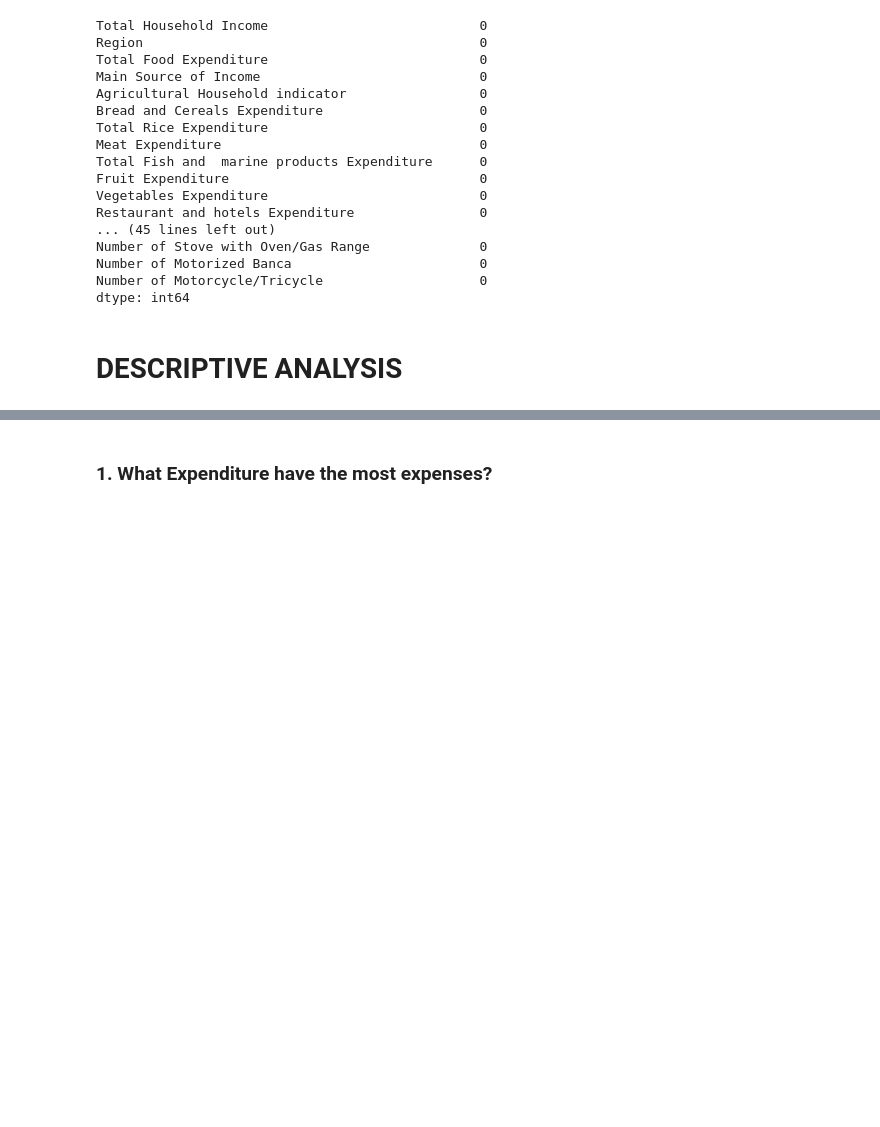
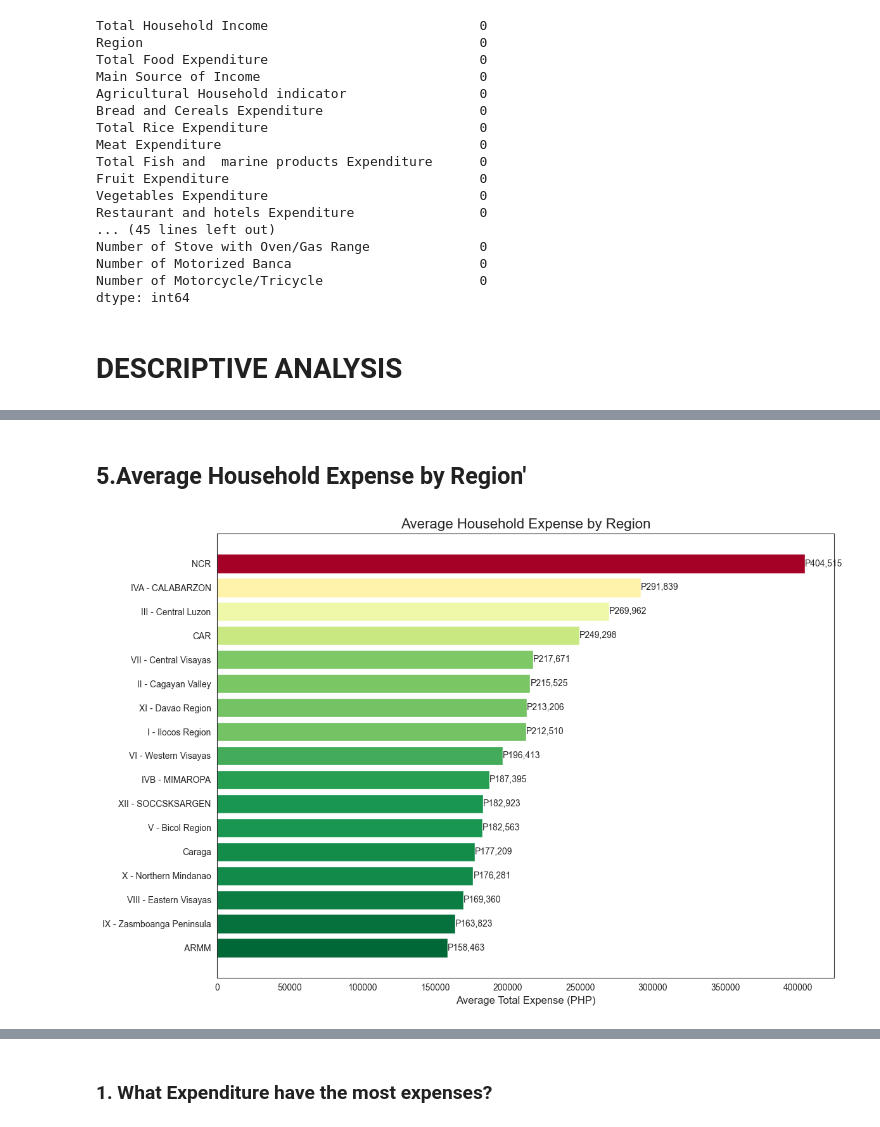
Before and after one commit to JonStephenNavallo/analyticsprojects, a Jupyter notebook: ProjectReport.ipynb, the cells around one changed output, grey strips where cells are left out. Saved outputs shown, nothing was run; the diff lists cells and outputs as text; code cells hidden in the pictures; blank space fills up the shorter version.

```diff
--- a/ProjectReport.ipynb
+++ b/ProjectReport.ipynb
@@ -170,0 +341,27 @@ dtype: int64
+# %% [markdown]
+<h2>5.Average Household Expense by Region'</h2>
+# %%
+# 1. AGGREGATE
+region_spend = df.groupby('Region')['Total Expenses'].mean().sort_values(ascending=True)
+
+# 2. PLOT
+plt.figure(figsize=(12, 8))
+norm = plt.Normalize(region_spend.min(), region_spend.max())
+colors = plt.cm.RdYlGn_r(norm(region_spend.values))
+
+bars = plt.barh(region_spend.index, region_spend.values, color=colors)
+
+# 3. STYLE
+plt.title('Average Household Expense by Region', fontsize=16)
+plt.xlabel('Average Total Expense (PHP)', fontsize=12)
+
+# Add Labels
+for bar in bars:
+    plt.text(bar.get_width(), bar.get_y() + bar.get_height()/2,
+             f'P{int(bar.get_width()):,}',
+             va='center', ha='left', fontsize=10)
+
+plt.tight_layout()
+plt.show()
+# %% [output]
+[figure, added]
```
Also changed, not shown: parts of 24 cells of this notebook.
